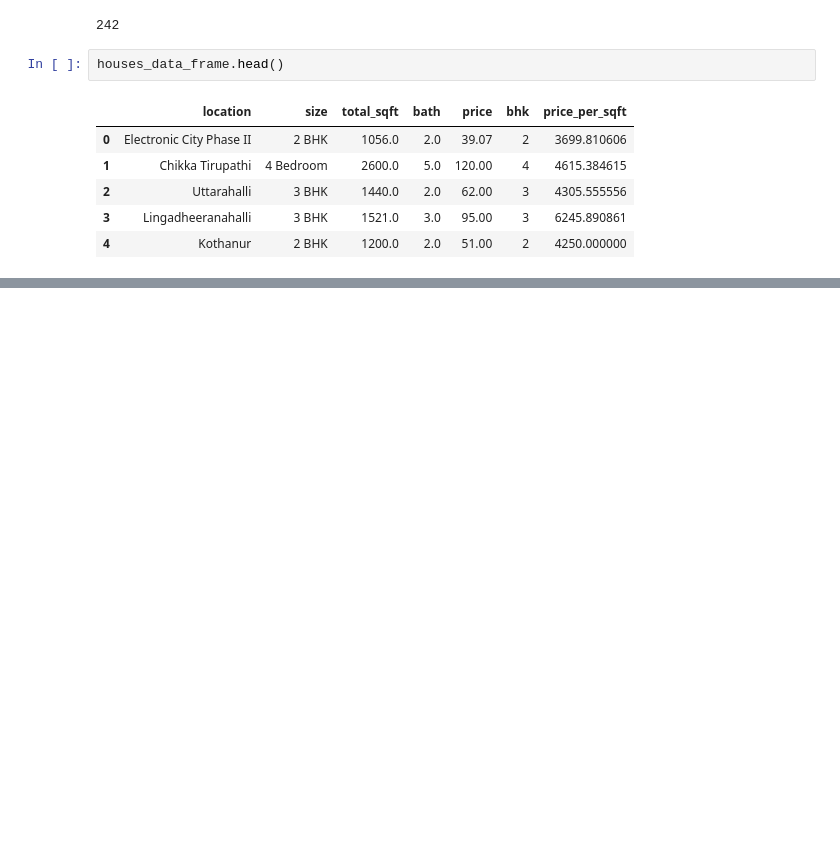
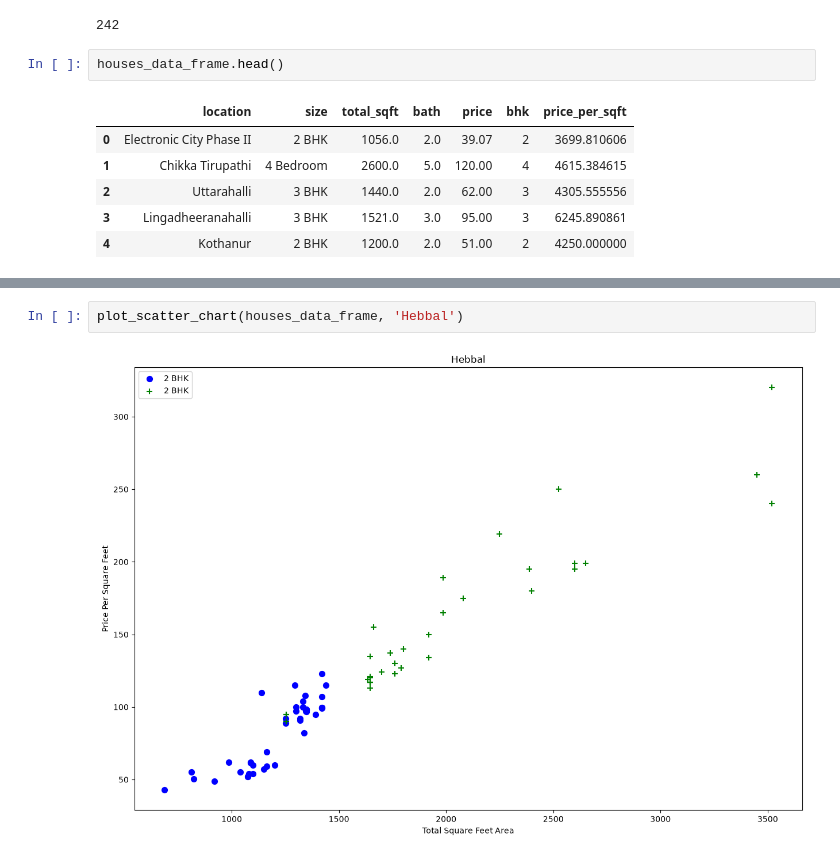
Before and after one commit to bhimanshukalra/machine-learning-lab, a Jupyter notebook: real_estate_price_predictor/main.ipynb, the cells around one changed output, grey strips where cells are left out. Cells and saved outputs as stored; diff of their text form; blank space fills up the shorter version.

```diff
--- a/real_estate_price_predictor/main.ipynb
+++ b/real_estate_price_predictor/main.ipynb
@@ -225,0 +327,4 @@ houses_data_frame.head()
+# %%
+plot_scatter_chart(houses_data_frame, 'Hebbal')
+# %% [output]
+[figure, added]
```
Also changed, not shown: parts of 15 cells of this notebook.
